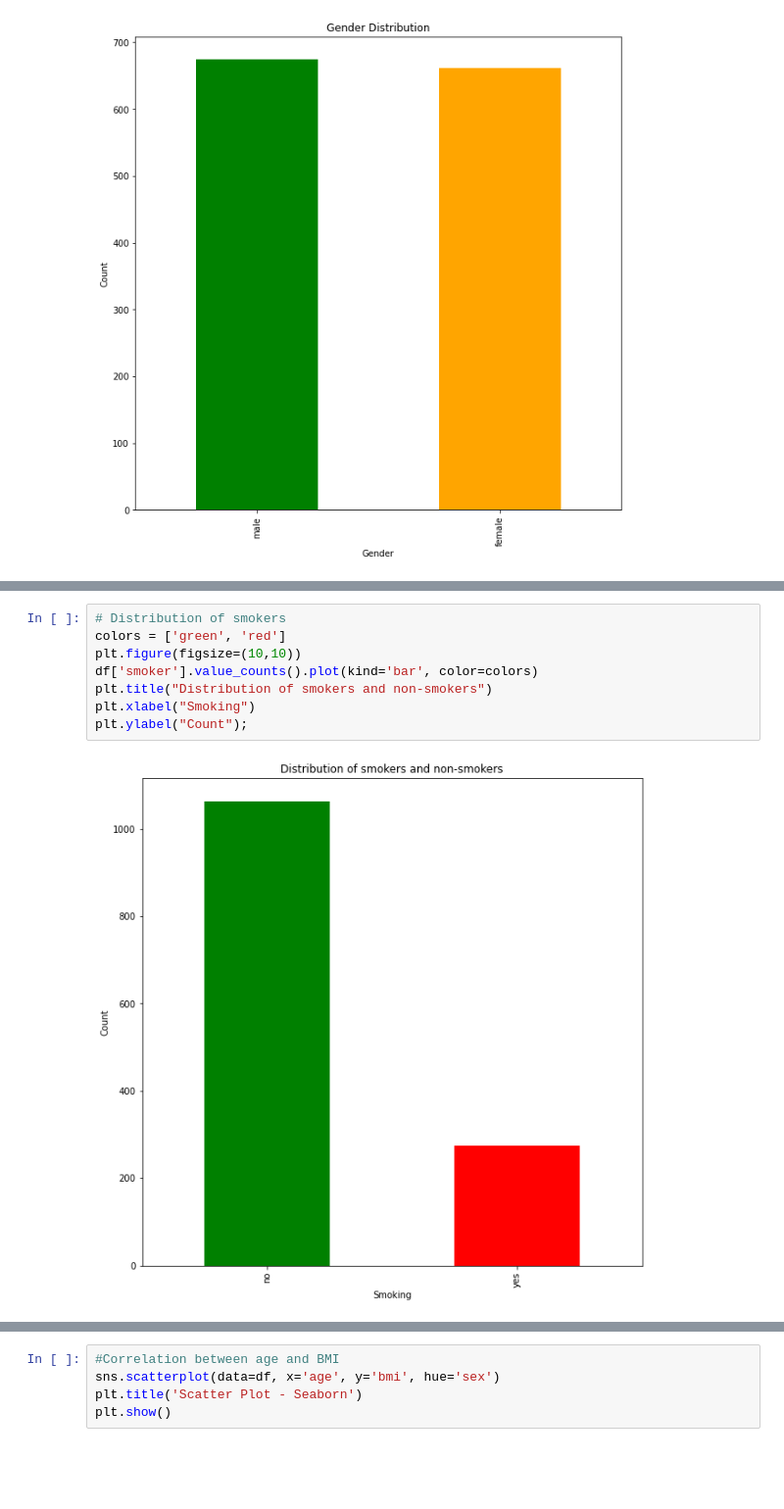
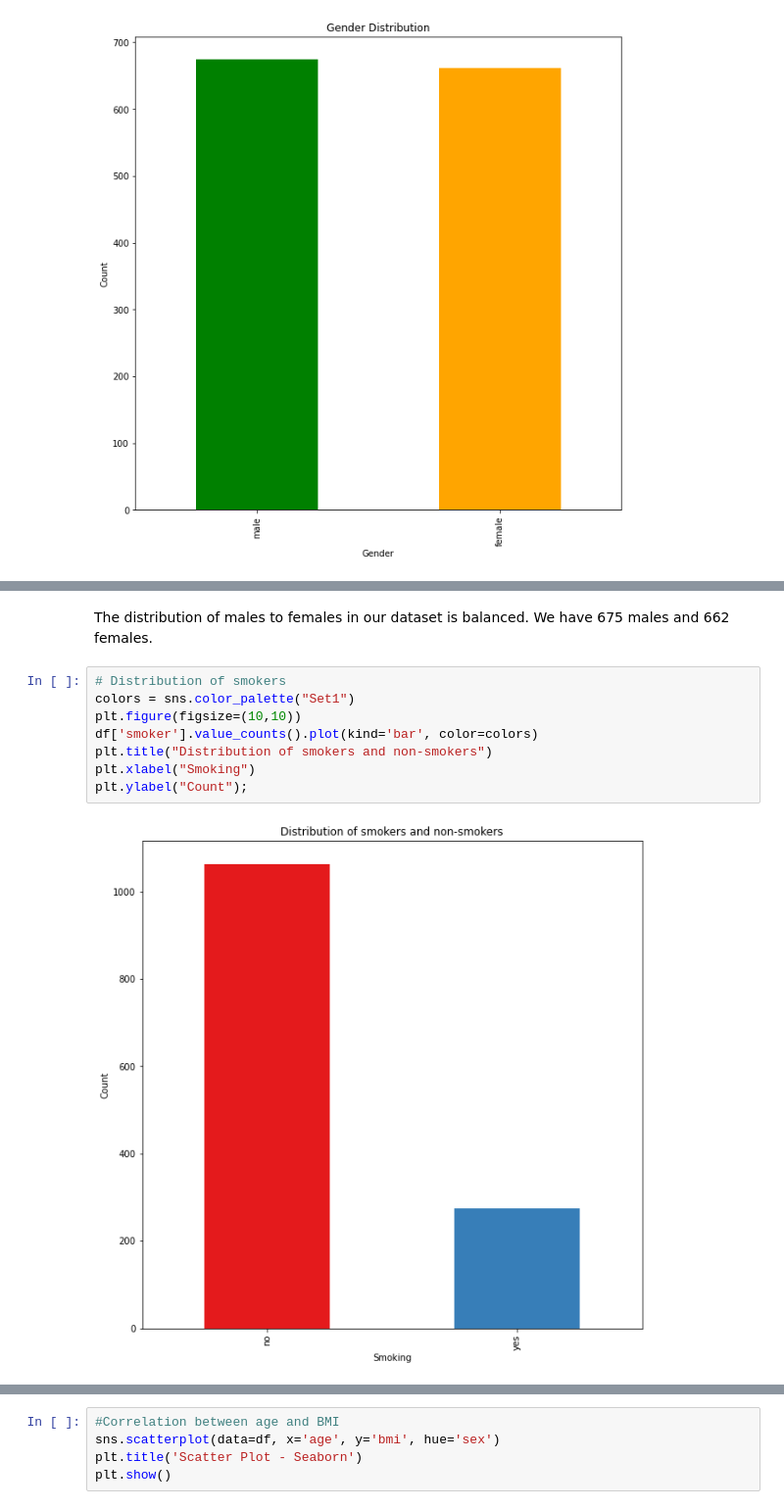
Before and after one commit to Masinde10/Refresher_Insurance, a Jupyter notebook: Insurance Refresher.ipynb, the cells around one changed output, grey strips where cells are left out. Shown at 98% size. Drawn from its saved outputs; the diff is of its cells as text; blank space fills up the shorter version.

Commit message:
Explaining the visualizations

```diff
--- a/Insurance Refresher.ipynb
+++ b/Insurance Refresher.ipynb
@@ -135,10 +145,12 @@ plt.ylabel("Count");
+# %% [markdown]
+The distribution of males to females in our dataset is balanced. We have 675 males and 662 females.
 # %%
 # Distribution of smokers
-colors = ['green', 'red']
+colors = sns.color_palette("Set1")
 plt.figure(figsize=(10,10))
 df['smoker'].value_counts().plot(kind='bar', color=colors)
 plt.title("Distribution of smokers and non-smokers")
 plt.xlabel("Smoking")
 plt.ylabel("Count");
 # %% [output]
-[figure, old version]
+[figure, new version]
```
Also changed, not shown: parts of 14 cells of this notebook.
